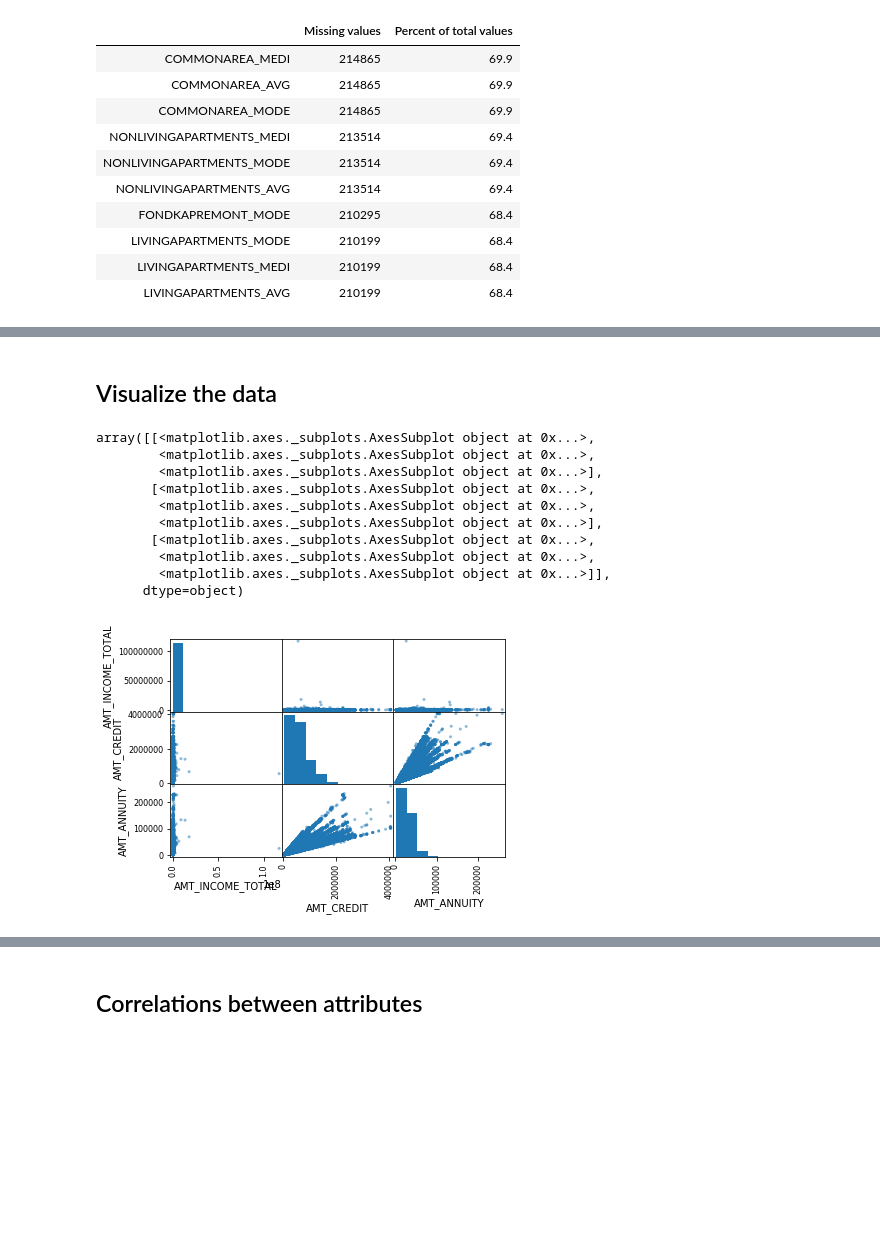
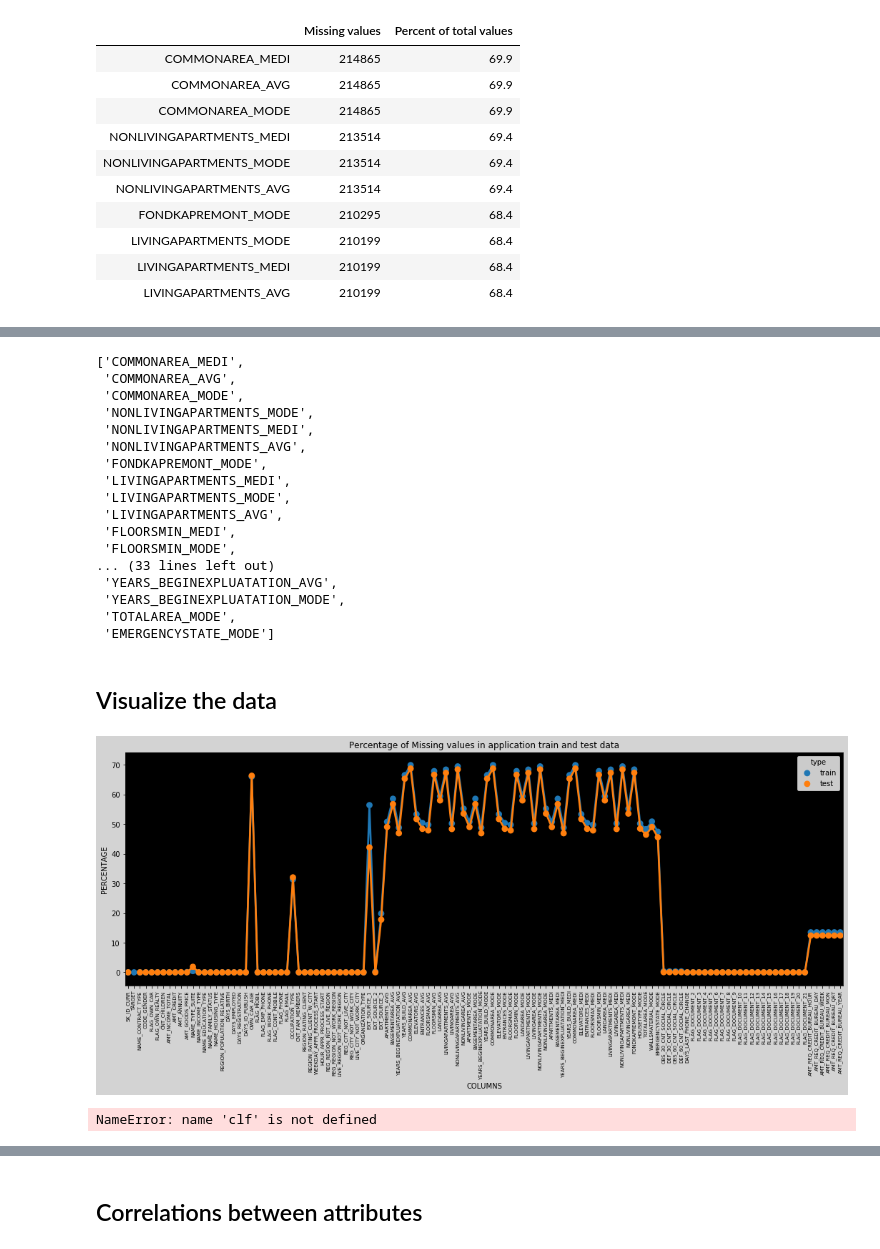
Before and after one commit to Oysteinvikane/home-credit-default-risk, a Jupyter notebook: homeCreditDefaultRisk.ipynb, the cells around one changed output, grey strips where cells are left out. Cells and saved outputs as stored; diff of their text form; code cells hidden in the pictures; blank space fills up the shorter version.

```diff
--- a/homeCreditDefaultRisk.ipynb
+++ b/homeCreditDefaultRisk.ipynb
@@ -181,17 +204,46 @@ There are 67 columns that have missing values.
+# %%
+missing_values = pd.DataFrame({'columns': missing_values.index, 'missing percent': missing_values.values})
+drop_columns = missing_values[missing_values['missing percent'] >= 40]['columns'].tolist()
+drop_columns
+# %% [output]
+['COMMONAREA_MEDI',
+ 'COMMONAREA_AVG',
+ 'COMMONAREA_MODE',
+ 'NONLIVINGAPARTMENTS_MODE',
+ 'NONLIVINGAPARTMENTS_MEDI',
+ 'NONLIVINGAPARTMENTS_AVG',
+ 'FONDKAPREMONT_MODE',
+ 'LIVINGAPARTMENTS_MEDI',
+ 'LIVINGAPARTMENTS_MODE',
+ 'LIVINGAPARTMENTS_AVG',
+ 'FLOORSMIN_MEDI',
+ 'FLOORSMIN_MODE',
+... (33 lines left out)
+ 'YEARS_BEGINEXPLUATATION_AVG',
+ 'YEARS_BEGINEXPLUATATION_MODE',
+ 'TOTALAREA_MODE',
+ 'EMERGENCYSTATE_MODE']
 # %% [markdown]
 ## Visualize the data
-# %%
-attributes = ["AMT_INCOME_TOTAL", "AMT_CREDIT", "AMT_ANNUITY"]
-scatter_matrix(train_data[attributes])
-# %% [output]
-array([[<matplotlib.axes._subplots.AxesSubplot object at 0x...>,
-        <matplotlib.axes._subplots.AxesSubplot object at 0x...>,
-        <matplotlib.axes._subplots.AxesSubplot object at 0x...>],
-       [<matplotlib.axes._subplots.AxesSubplot object at 0x...>,
-        <matplotlib.axes._subplots.AxesSubplot object at 0x...>,
-        <matplotlib.axes._subplots.AxesSubplot object at 0x...>],
-       [<matplotlib.axes._subplots.AxesSubplot object at 0x...>,
-        <matplotlib.axes._subplots.AxesSubplot object at 0x...>,
-        <matplotlib.axes._subplots.AxesSubplot object at 0x...>]],
-      dtype=object)
-[figure, removed]
+# %%
+#Visualize the missing values
+fig = plt.figure(figsize=(18,6))
+miss_train = pd.DataFrame((train_data.isnull().sum())*100/train_data.shape[0]).reset_index()
+miss_test = pd.DataFrame((test_data.isnull().sum())*100/test_data.shape[0]).reset_index()
+miss_train["type"] = "train"
+miss_test["type"]  =  "test"
+missing = pd.concat([miss_train,miss_test],axis=0)
+ax = sns.pointplot("index",0,data=missing,hue="type")
+plt.xticks(rotation =90,fontsize =7)
+plt.title("Percentage of Missing values in application train and test data")
+plt.ylabel("PERCENTAGE")
+plt.xlabel("COLUMNS")
+ax.set_facecolor("k")
+fig.set_facecolor("lightgrey")
+# %% [output]
+[figure, added]
+# %%
+top25 = pd.DataFrame({'features': test_data.columns, 'importance': clf.feature_importances_}).sort_values('importance', ascending=False).head(25)
+sns.barplot(x=top25['importance'], y=top25['features'])
+# %% [output]
+NameError: name 'clf' is not defined
```
Also changed, not shown: parts of 56 cells of this notebook.
